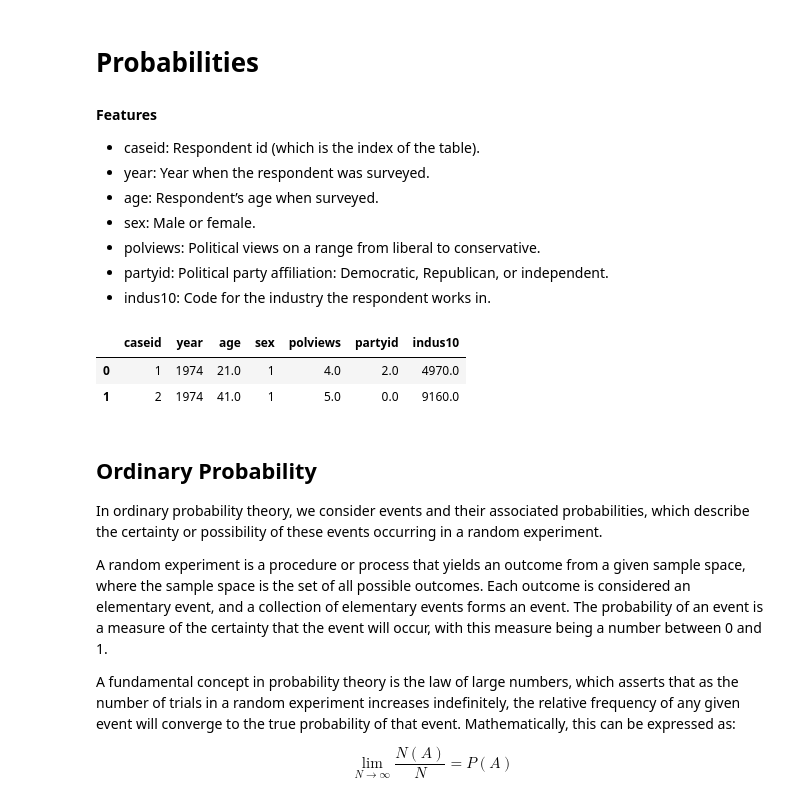
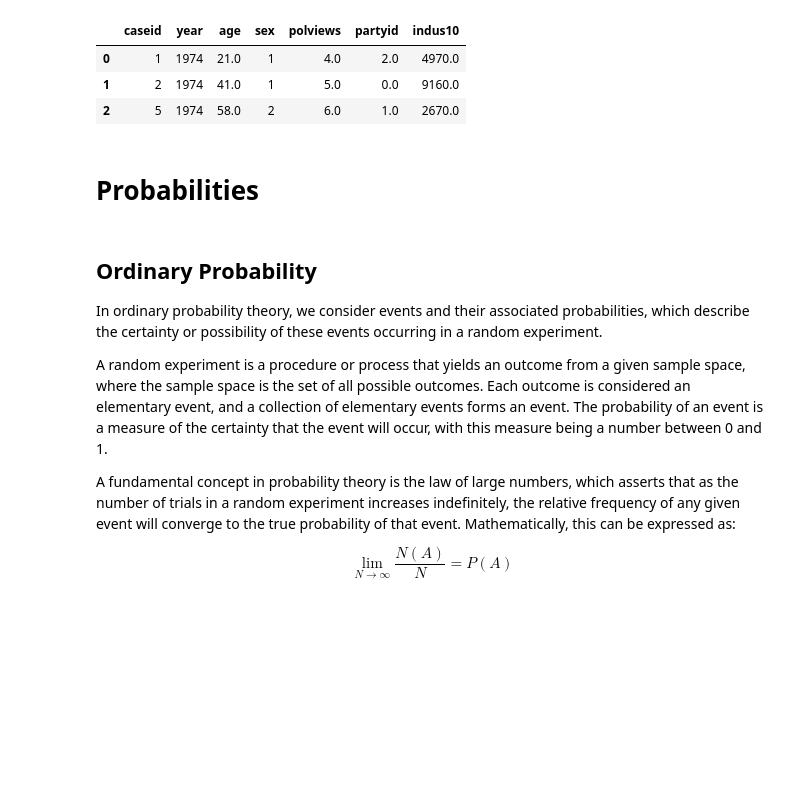
Before and after one commit to marcosbenicio/bayesian-neural-network, a Jupyter notebook: 01Theory/probability.ipynb, the cells around one changed output. Cells and saved outputs as stored; diff of their text form; code cells hidden in the pictures; blank space fills up the shorter version.

```diff
--- a/01Theory/probability_theory.ipynb
+++ b/01Theory/probability.ipynb
@@ -27,23 +37,14 @@ tf.random.set_seed(1234)
+# %%
+# General Social Survey data
+gss = pd.read_csv('Data/gss_bayes.csv')
+gss.head(3)
+# %% [output]
+|  | caseid | year | age | sex | polviews | partyid | indus10 |
+| 0 | 1 | 1974 | 21.0 | 1 | 4.0 | 2.0 | 4970.0 |
+| 1 | 2 | 1974 | 41.0 | 1 | 5.0 | 0.0 | 9160.0 |
+| 2 | 5 | 1974 | 58.0 | 2 | 6.0 | 1.0 | 2670.0 |
 # %% [markdown]
 # **Probabilities**
-# %% [markdown]
-**Features**
-
-- caseid: Respondent id (which is the index of the table).
-- year: Year when the respondent was surveyed.
-- age: Respondent’s age when surveyed.
-- sex: Male or female.
-- polviews: Political views on a range from liberal to conservative.
-- partyid: Political party affiliation: Democratic, Republican, or independent.
-- indus10: Code for the industry the respondent works in.
-# %%
-# General Social Survey data
-gss = pd.read_csv('Data/gss_bayes.csv')
-gss.head(2)
-# %% [output]
-|  | caseid | year | age | sex | polviews | partyid | indus10 |
-| 0 | 1 | 1974 | 21.0 | 1 | 4.0 | 2.0 | 4970.0 |
-| 1 | 2 | 1974 | 41.0 | 1 | 5.0 | 0.0 | 9160.0 |
 # %% [markdown]
 ## **Ordinary Probability**
 
```
Also changed, not shown: parts of 16 cells of this notebook, 1 other file.
